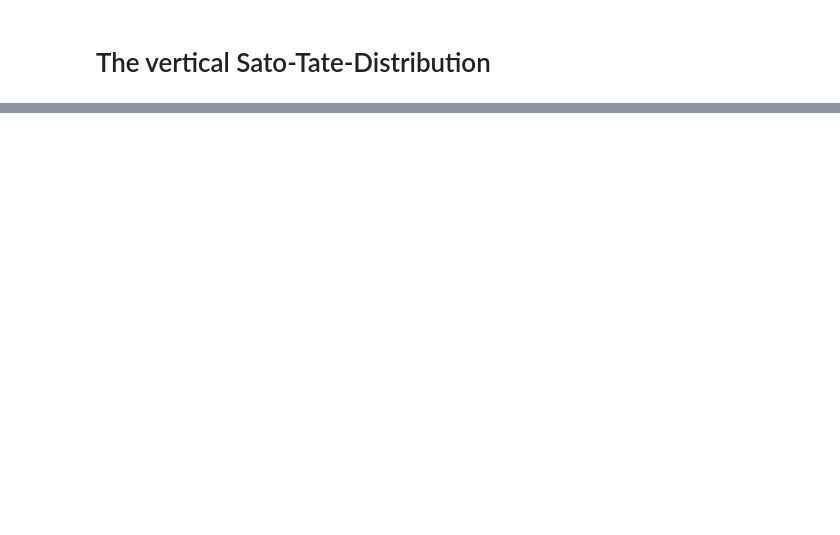
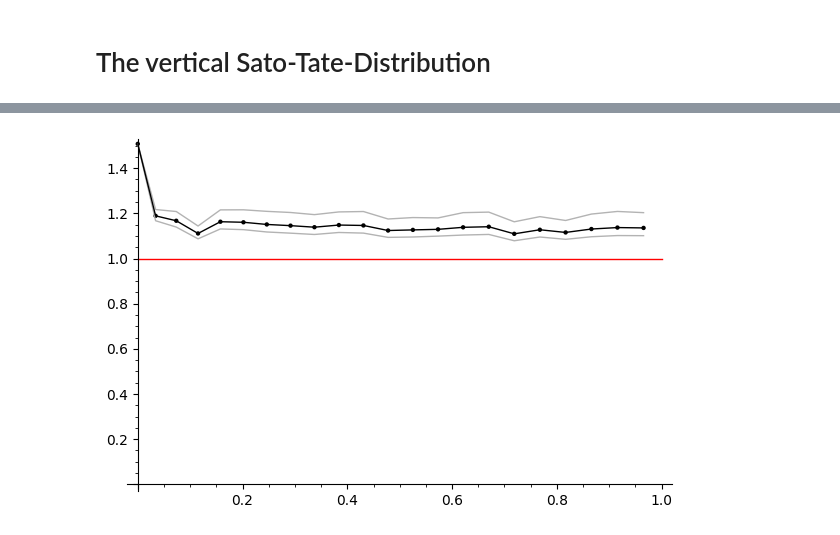
Before and after one commit to JosuaKugler/sato-tate-distributions, a Jupyter notebook: vertical_st.ipynb, the cells around one changed output, grey strips where cells are left out. Saved outputs shown, nothing was run; the diff lists cells and outputs as text; code cells hidden in the pictures; blank space fills up the shorter version.

```diff
--- a/vertical_st.ipynb
+++ b/vertical_st.ipynb
@@ -207,0 +228,4 @@ NameError: name 'liney' is not defined
+# %%
+plot_theta_interval(1000000, a=-.5,b=.5, max_points = 500)
+# %% [output]
+[figure, added]
```
Also changed, not shown: parts of 12 cells of this notebook, 3 other files.
